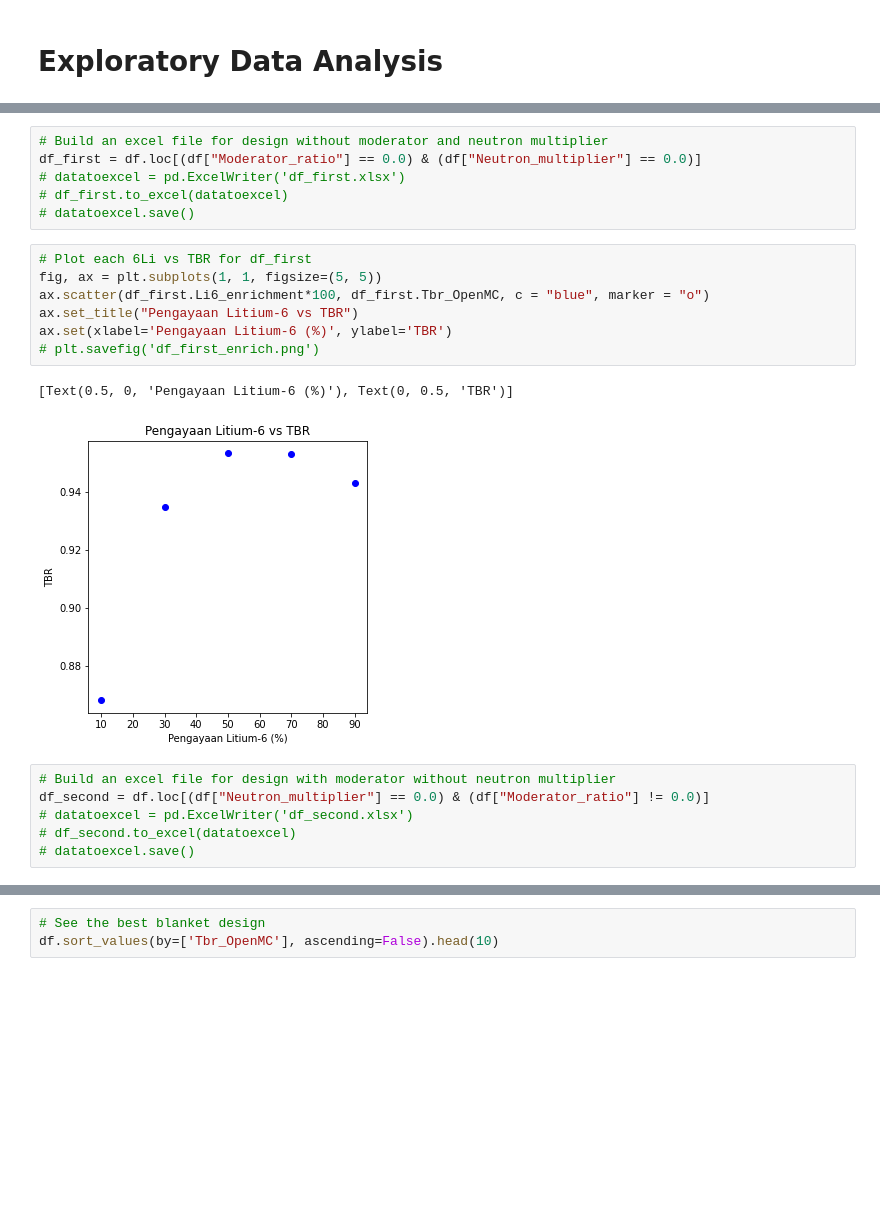
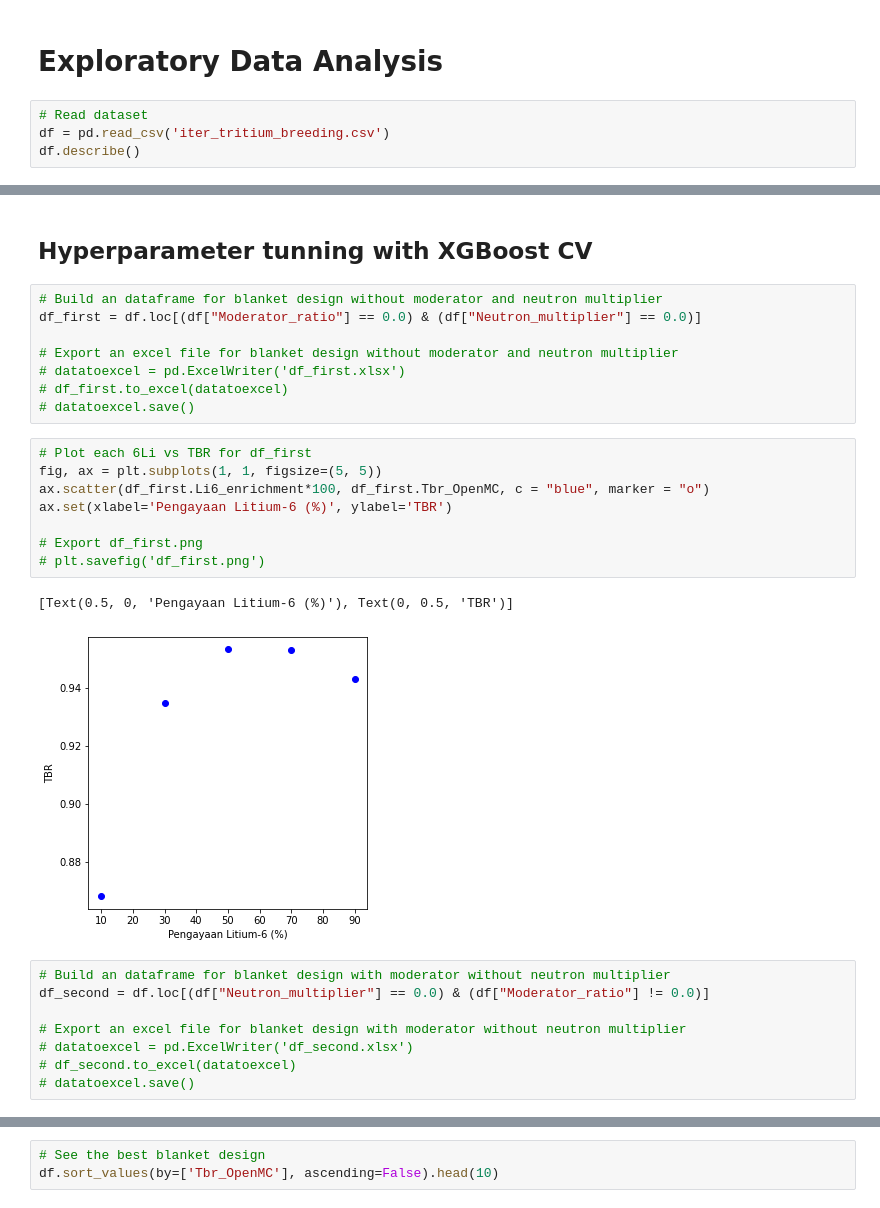
Before and after one commit to husni-zuhdi/husni-undergrad-thesis, a Jupyter notebook: jupyter-notebooks/2-data-analysis/2_Data_Analysis-combined.ipynb, the cells around one changed output, grey strips where cells are left out. Saved outputs shown, nothing was run; the diff lists cells and outputs as text; blank space fills up the shorter version.

```diff
--- a/jupyter-notebooks/2-data-analysis/2_Data_Analysis-combined.ipynb
+++ b/jupyter-notebooks/2-data-analysis/2_Data_Analysis-combined.ipynb
@@ -108,2 +111,6 @@ df.Neutron_multiplier = df.Neutron_multiplier.astype(float)
 # %% [markdown]
 # Exploratory Data Analysis
+# %%
+# Read dataset
+df = pd.read_csv('iter_tritium_breeding.csv')
+df.describe()
@@ -110,22 +300,29 @@ df.Neutron_multiplier = df.Neutron_multiplier.astype(float)
+# %% [markdown]
+## Hyperparameter tunning with XGBoost CV
 # %%
-# Build an excel file for design without moderator and neutron multiplier
+# Build an dataframe for blanket design without moderator and neutron multiplier
 df_first = df.loc[(df["Moderator_ratio"] == 0.0) & (df["Neutron_multiplier"] == 0.0)]
+
+# Export an excel file for blanket design without moderator and neutron multiplier
 # datatoexcel = pd.ExcelWriter('df_first.xlsx')
 # df_first.to_excel(datatoexcel)
 # datatoexcel.save()
 # %%
 # Plot each 6Li vs TBR for df_first
 fig, ax = plt.subplots(1, 1, figsize=(5, 5))
 ax.scatter(df_first.Li6_enrichment*100, df_first.Tbr_OpenMC, c = "blue", marker = "o")
-ax.set_title("Pengayaan Litium-6 vs TBR")
 ax.set(xlabel='Pengayaan Litium-6 (%)', ylabel='TBR')
-# plt.savefig('df_first_enrich.png')
+
+# Export df_first.png
+# plt.savefig('df_first.png')
 # %% [output]
 [Text(0.5, 0, 'Pengayaan Litium-6 (%)'), Text(0, 0.5, 'TBR')]
-[figure, old version]
+[figure, new version]
 # %%
-# Build an excel file for design with moderator without neutron multiplier
+# Build an dataframe for blanket design with moderator without neutron multiplier
 df_second = df.loc[(df["Neutron_multiplier"] == 0.0) & (df["Moderator_ratio"] != 0.0)]
+
+# Export an excel file for blanket design with moderator without neutron multiplier
 # datatoexcel = pd.ExcelWriter('df_second.xlsx')
 # df_second.to_excel(datatoexcel)
 # datatoexcel.save()
```
Also changed, not shown: parts of 41 cells of this notebook, 3 other files.
